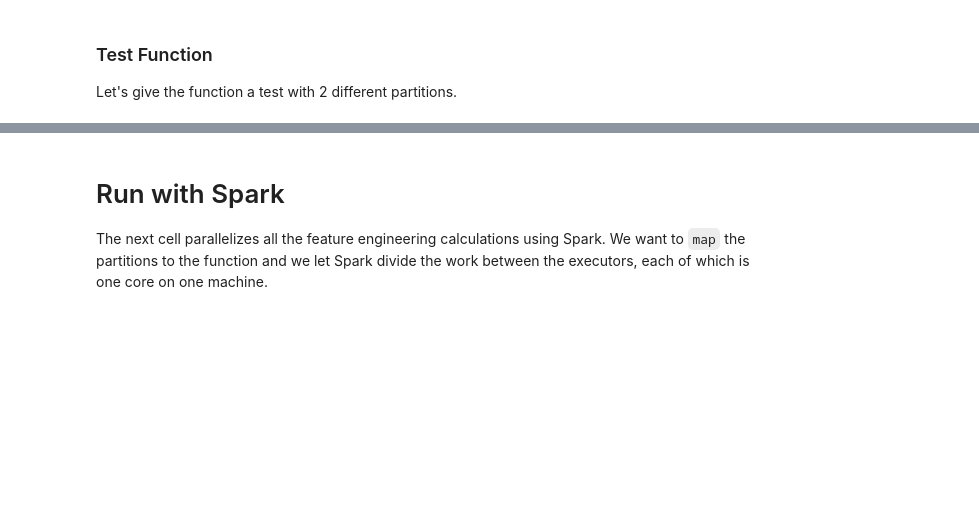
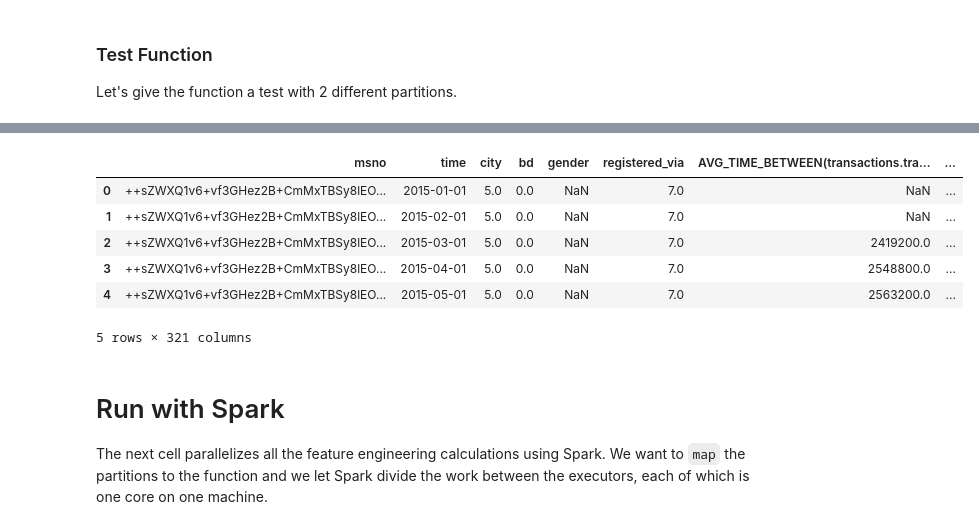
Before and after one commit to alteryx/open_source_demos, a Jupyter notebook: predict-customer-churn/churn/4. Feature Engineering on Spark.ipynb, the cells around one changed output, grey strips where cells are left out. Cells and saved outputs as stored; diff of their text form; code cells hidden in the pictures; blank space fills up the shorter version.

```diff
--- a/predict-customer-churn/churn/4. Feature Engineering on Spark.ipynb
+++ b/predict-customer-churn/churn/4. Feature Engineering on Spark.ipynb
@@ -348,6 +389,14 @@ print(f'{round(end - start)} seconds elapsed.')
 # %%
-feature_matrix = pd.read_csv(f'{BASE_DIR}/p530/MS-31_feature_matrix.csv', low_memory = False)
+feature_matrix = pd.read_csv(f'{BASE_DIR}/p19/MS-31_feature_matrix.csv', low_memory = False)
 feature_matrix.head()
+# %% [output]
+|  | msno | time | city | bd | gender | registered_via | AVG_TIME_BETWEEN(transactions.tra... | ... |
+| 0 | ++sZWXQ1v6+vf3GHez2B+CmMxTBSy8lEO... | 2015-01-01 | 5.0 | 0.0 | NaN | 7.0 | NaN | ... |
+| 1 | ++sZWXQ1v6+vf3GHez2B+CmMxTBSy8lEO... | 2015-02-01 | 5.0 | 0.0 | NaN | 7.0 | NaN | ... |
+| 2 | ++sZWXQ1v6+vf3GHez2B+CmMxTBSy8lEO... | 2015-03-01 | 5.0 | 0.0 | NaN | 7.0 | 2419200.0 | ... |
+| 3 | ++sZWXQ1v6+vf3GHez2B+CmMxTBSy8lEO... | 2015-04-01 | 5.0 | 0.0 | NaN | 7.0 | 2548800.0 | ... |
+| 4 | ++sZWXQ1v6+vf3GHez2B+CmMxTBSy8lEO... | 2015-05-01 | 5.0 | 0.0 | NaN | 7.0 | 2563200.0 | ... |
+5 rows × 321 columns
 # %% [markdown]
 # Run with Spark
 
```
Also changed, not shown: parts of 14 cells of this notebook.
